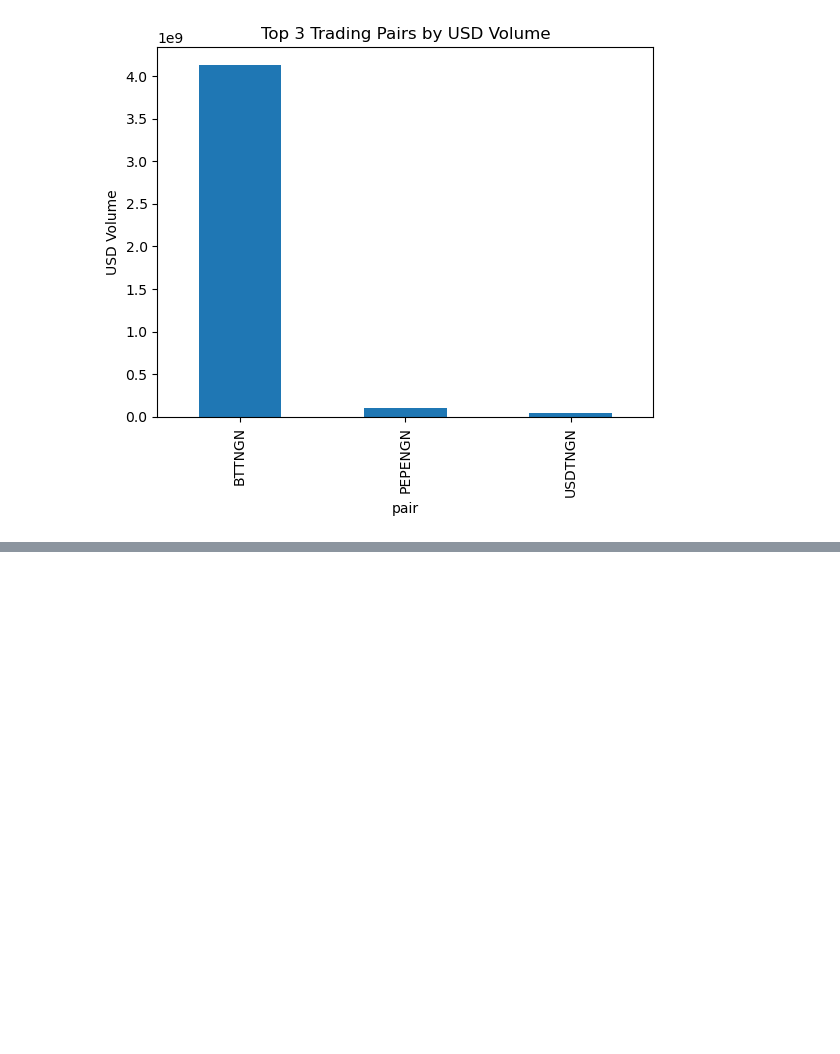
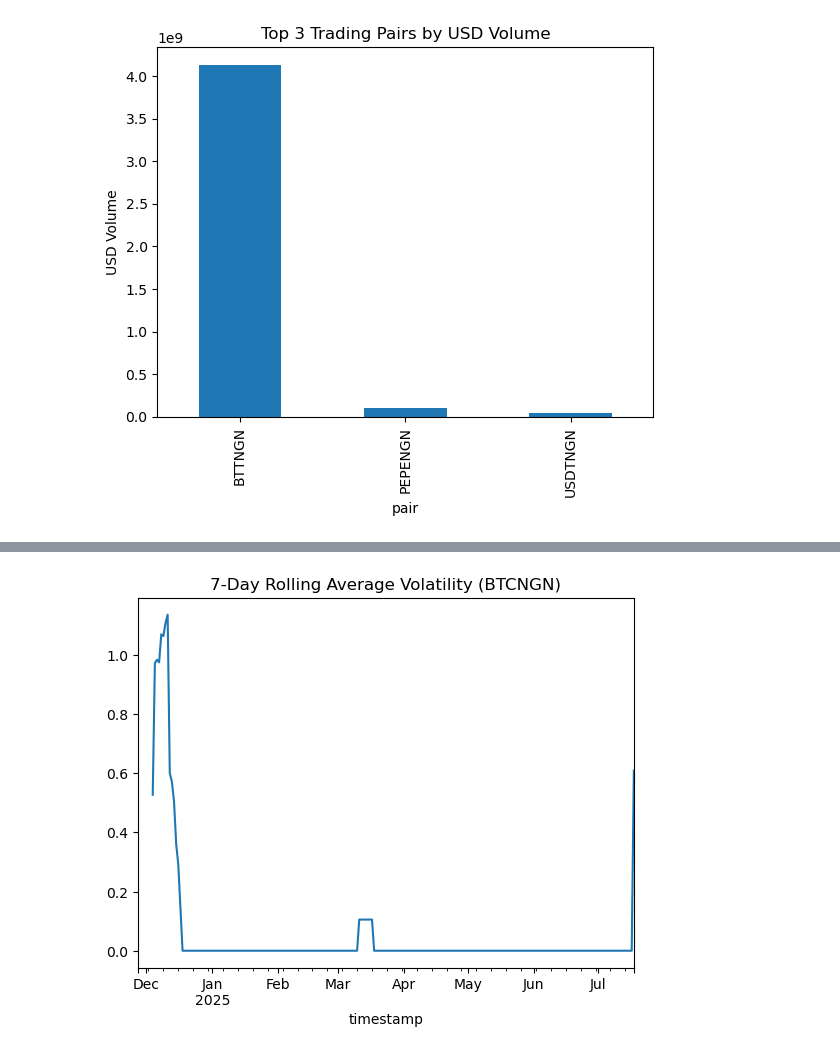
Before and after one commit to Yohannes-Kewani/crypto-market-fraud-analysis, a Jupyter notebook: Notebook/analysis.ipynb, the cells around one changed output, grey strips where cells are left out. Cells and saved outputs as stored; diff of their text form; code cells hidden in the pictures; blank space fills up the shorter version.

```diff
--- a/Notebook/analysis.ipynb
+++ b/Notebook/analysis.ipynb
@@ -101,0 +131,12 @@ plt.show()
+# %%
+btc = trades[trades['pair'] == 'BTCNGN']
+
+daily_amount = btc.resample('D', on='timestamp')['amount'].mean()
+daily_volatility = daily_amount.pct_change().abs()
+
+rolling_vol = daily_volatility.rolling(7).mean()
+
+rolling_vol.plot(title='7-Day Rolling Average Volatility (BTCNGN)')
+plt.show()
+# %% [output]
+[figure, added]
```
Also changed, not shown: parts of 2 cells of this notebook.
